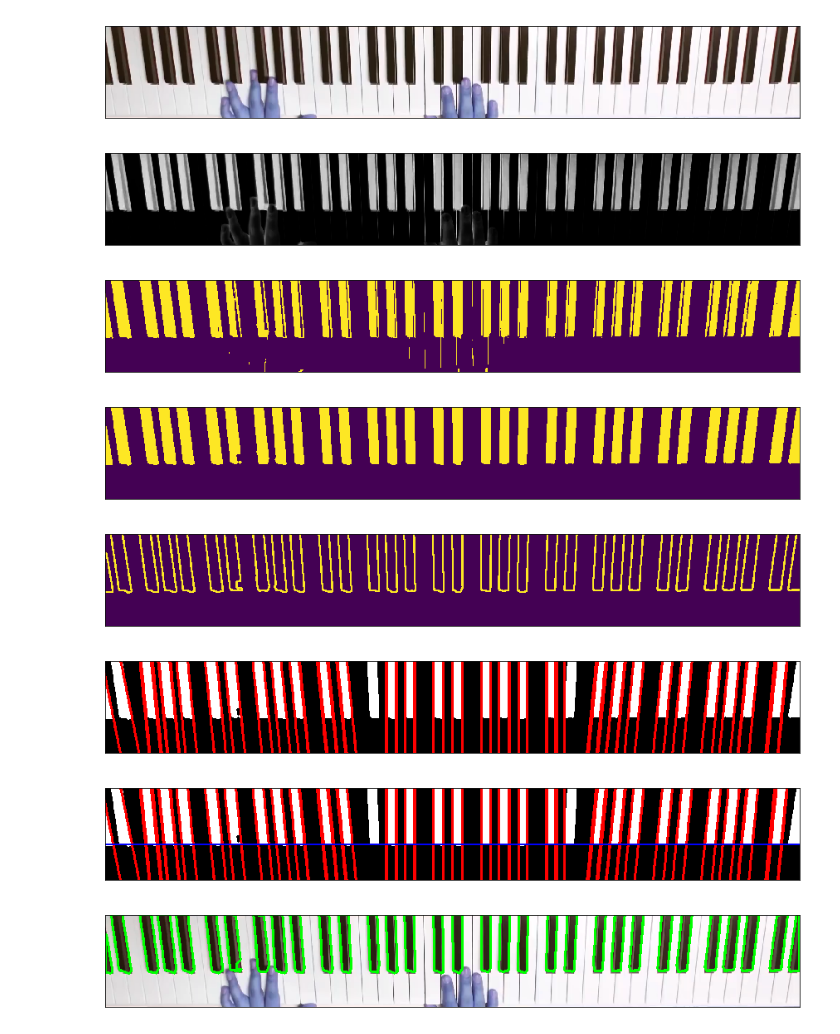
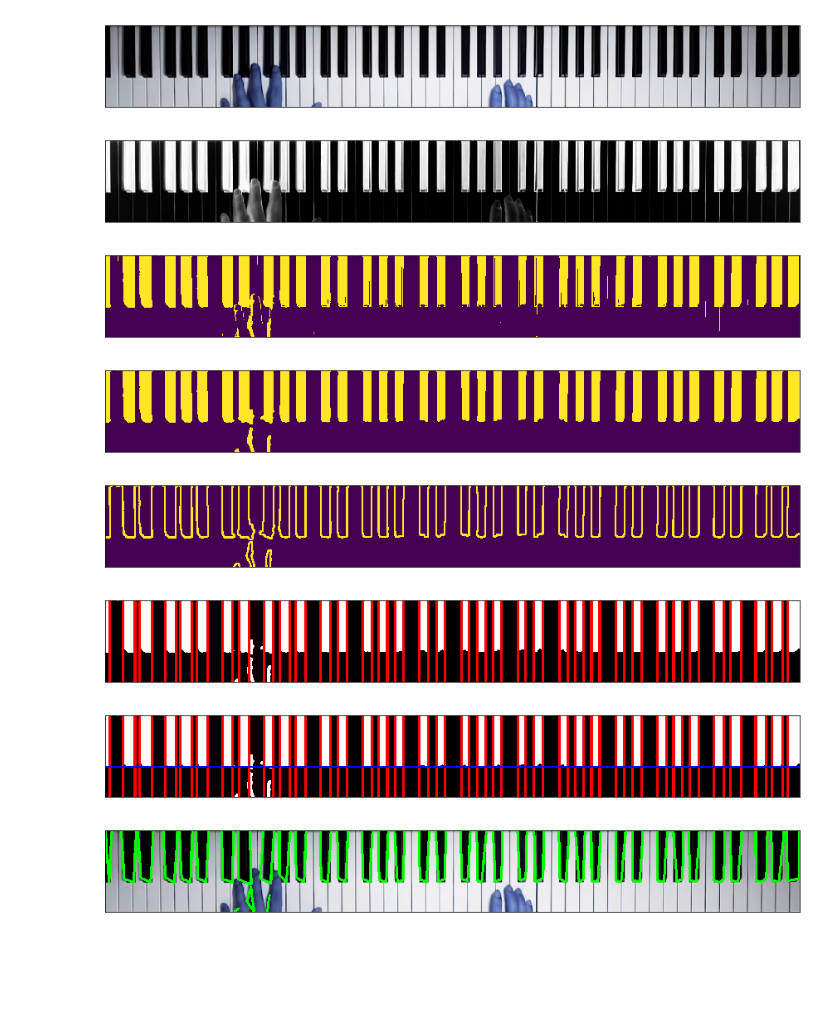
Before and after one commit to rafaeltoyo/piano-lindinho, a Jupyter notebook: notebook/keyboard.ipynb, the cells around one changed output. Saved outputs shown, nothing was run; the diff lists cells and outputs as text; code cells hidden in the pictures; blank space fills up the shorter version.

```diff
--- a/notebook/keyboard.ipynb
+++ b/notebook/keyboard.ipynb
@@ -13,12 +13,12 @@ def image_plot(img):
     plt.xticks([]), plt.yticks([])
     plt.show()
 # %%
-image = cv2.imread("piano2.png")
+image = cv2.imread("piano1.png")
 (h, w, c) = image.shape
 
 # Marcar corte
 hi, hf = 548, 804
-#hi, hf = 535, 760
+hi, hf = 535, 760
 cropped_preview = image.copy()
 cv2.line(cropped_preview, (0, hi), (w-1, hi), (0, 0, 255), 3)
 cv2.line(cropped_preview, (0, hf), (w-1, hf), (0, 0, 255), 3)
@@ -73,7 +73,7 @@ maxsize = int(np.sqrt(cropped.shape[0] ** 2 + cropped.shape[1] ** 2))
 
 
 hough = cv2.cvtColor(thresh, cv2.COLOR_GRAY2RGB)
-lines = cv2.HoughLines(edges, 1, np.pi / 32, int(cropped.shape[0] * 0.1))
+lines = cv2.HoughLines(edges, 1, np.pi / 32, int(cropped.shape[0] * 0.25))
 if lines is not None:
     for line in lines:
         rho, theta = line[0]
@@ -100,43 +100,46 @@ image_plot(hough)
 # hough = cv2.cvtColor(thresh, cv2.COLOR_GRAY2RGB)
 lines = cv2.HoughLines(edges, 1, np.pi / 4, int(cropped.shape[1] * 0.1))
 if lines is not None:
     for line in lines:
         rho, theta = line[0]
 
         if not (np.pi * 3/4 >= (theta % np.pi) >= np.pi * 1/4):
             continue
 
         a = np.cos(theta)
         b = np.sin(theta)
 
         x0 = a * rho
         y0 = b * rho
 
         x1 = int(x0 + maxsize * (-b))
         y1 = int(y0 + maxsize * (a))
         x2 = int(x0 - maxsize * (-b))
         y2 = int(y0 - maxsize * (a))
 
         cv2.line(hough, (x1, y1), (x2, y2), (0, 0, 255), 3)
 
 image_plot(hough)
 
 quero = cropped.copy()
 contours, _ = cv2.findContours(thresh, cv2.RETR_TREE, cv2.CHAIN_APPROX_SIMPLE)
 for cnt in contours:
-    approx = cv2.approxPolyDP(cnt, 0.01 * cv2.arcLength(cnt, True), True)
-    cv2.drawContours(quero, [approx], 0, (0, 255, 0), 5)
+    #approx = cv2.approxPolyDP(cnt, 0.01 * cv2.arcLength(cnt, True), True)
+    approx = cv2.approxPolyDP(cnt, 10, True)
+    xi,yi,wi,hi = cv2.boundingRect(cnt)
+    #cv2.rectangle(quero, (xi,yi), (xi+wi,yi+hi), (0,0,255), 5)
+    cv2.drawContours(quero, [approx], 0, (0,255,0), 5)
 
 image_plot(quero)
 # %% [output]
-[figure, old version]
+[figure, new version]
-[figure, old version]
+[figure, new version]
-[figure, old version]
+[figure, new version]
-[figure, old version]
+[figure, new version]
-[figure, old version]
+[figure, new version]
-[figure, old version]
+[figure, new version]
-[figure, old version]
+[figure, new version]
-[figure, old version]
+[figure, new version]
 # %%
 image_plot(cropped)
 
```
Also changed, not shown: parts of 3 cells of this notebook.
